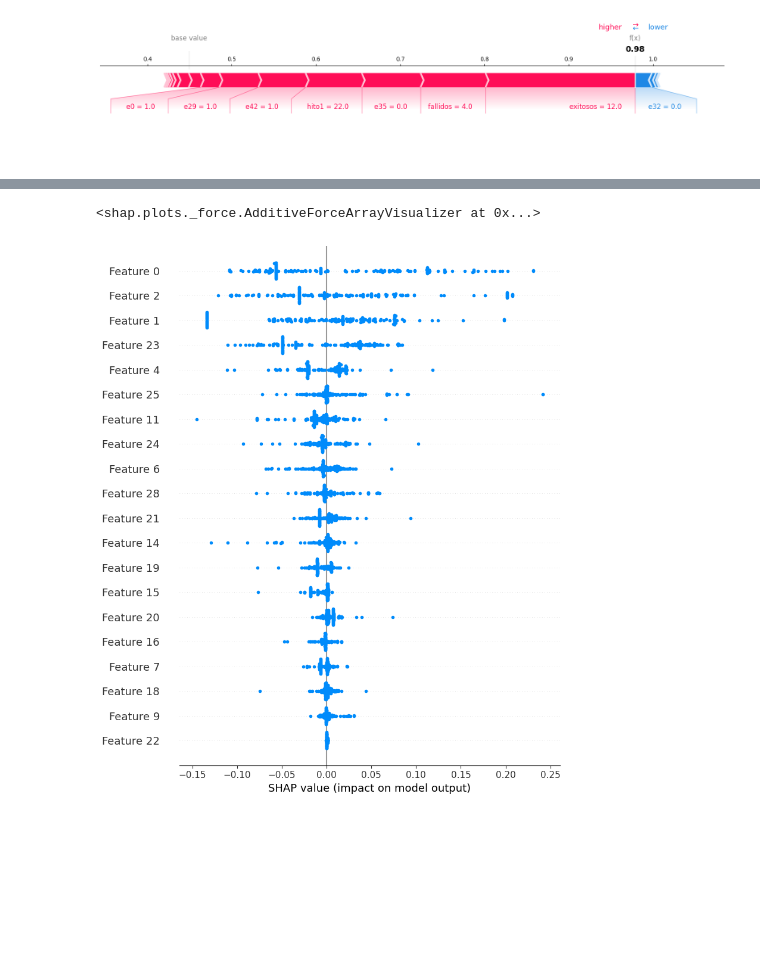
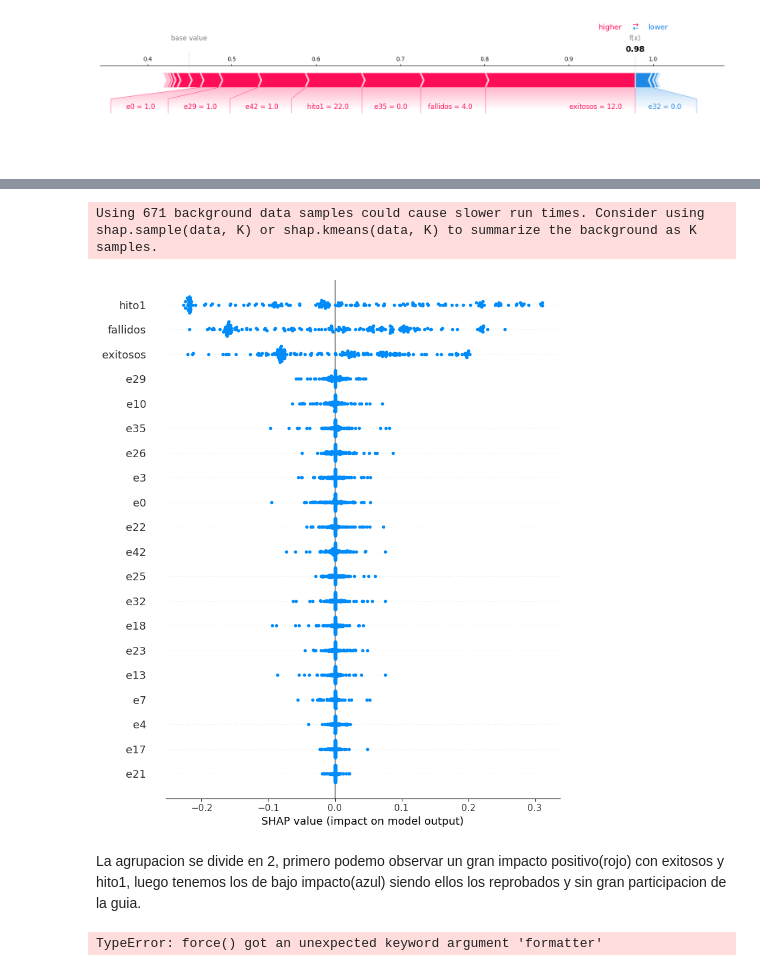
Before and after one commit to tonporaqui/tesis, a Jupyter notebook: jupyter_notebook/notebooks/shap.ipynb, the cells around one changed output, grey strips where cells are left out. Saved outputs shown, nothing was run; the diff lists cells and outputs as text; code cells hidden in the pictures; blank space fills up the shorter version.

```diff
--- a/jupyter_notebook/notebooks/shap.ipynb
+++ b/jupyter_notebook/notebooks/shap.ipynb
@@ -226,8 +244,24 @@ shap.force_plot(explainer.expected_value, shap_values[0,:], X_test.iloc[0,:], ma
+# %%
+# Entrenar el modelo KNN
+knn_model = KNeighborsRegressor(n_neighbors=3)
+knn_model.fit(X_train, y_train)
+
+# Crear un explainer de SHAP Kernel para el modelo KNN
+explainer = shap.KernelExplainer(knn_model.predict, X_train)
+
+# Obtener los valores SHAP para el conjunto de prueba
+shap_values = explainer.shap_values(X_test)
+
+# Generar el resumen de SHAP
+shap.summary_plot(shap_values, feature_names=X_test.columns)
+# %% [output]
+Using 671 background data samples could cause slower run times. Consider using shap.sample(data, K) or shap.kmeans(data, K) to summarize the background as K samples.
+[figure, added]
+# %% [markdown]
+La agrupacion se divide en 2, primero podemo observar un gran impacto positivo(rojo) con exitosos y hito1, luego tenemos los de bajo impacto(azul) siendo ellos los reprobados y sin gran participacion de la guia.
 # %%
-shap.force_plot(explainer.expected_value, shap_values, X_test)
+shap_values_percent = shap_values * 100
+
+shap.force_plot(explainer.expected_value, shap_values_percent, X_test, matplotlib=True)
 # %% [output]
-<shap.plots._force.AdditiveForceArrayVisualizer at 0x...>
+TypeError: force() got an unexpected keyword argument 'formatter'
-# %%
-shap.summary_plot(shap_values)
-# %% [output]
-[figure, removed]
```
Also changed, not shown: parts of 6 cells of this notebook, 1 other file.
